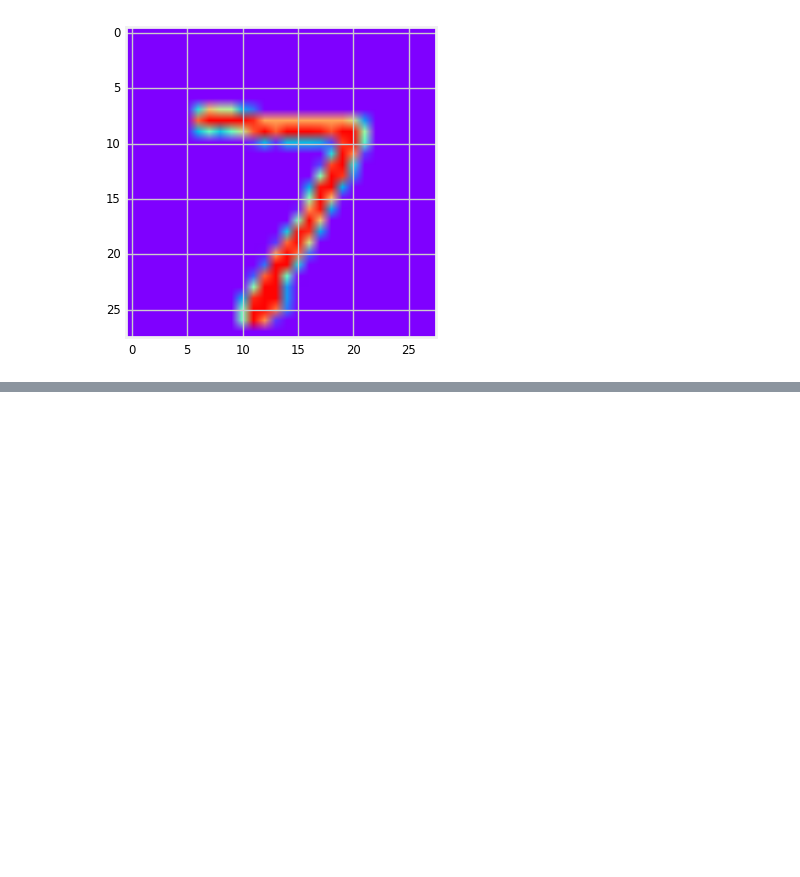
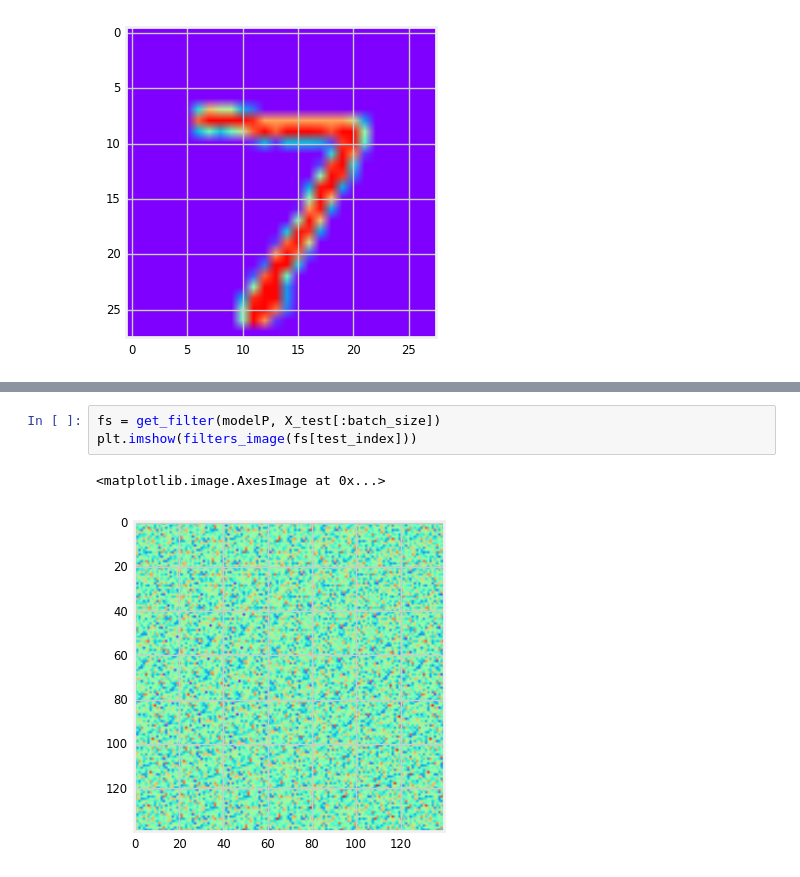
Before and after one commit to unique-horn/ppap-experiments, a Jupyter notebook: dfn/dfn-mnist.ipynb, the cells around one changed output, grey strips where cells are left out. Drawn from its saved outputs; the diff is of its cells as text; blank space fills up the shorter version.

```diff
--- a/dfn/dfn-mnist.ipynb
+++ b/dfn/dfn-mnist.ipynb
@@ -126,0 +143,6 @@ plt.imshow(filters_image(fs[test_index]))
+# %%
+fs = get_filter(modelP, X_test[:batch_size])
+plt.imshow(filters_image(fs[test_index]))
+# %% [output]
+<matplotlib.image.AxesImage at 0x...>
+[figure, added]
```
Also changed, not shown: parts of 12 cells of this notebook.
